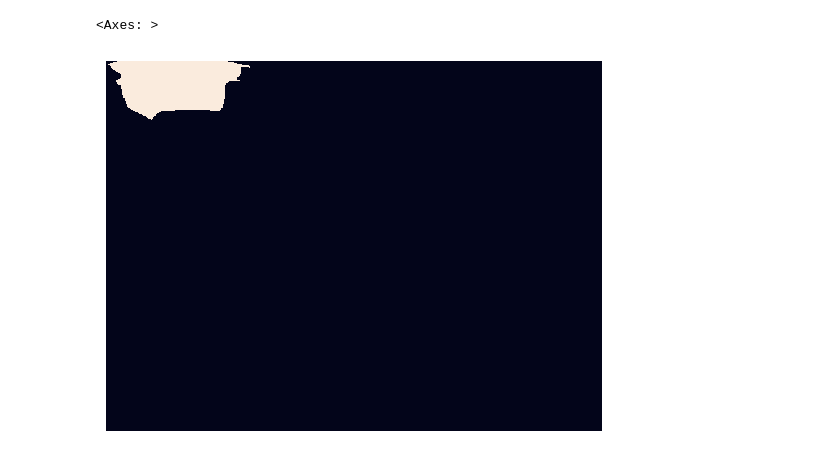
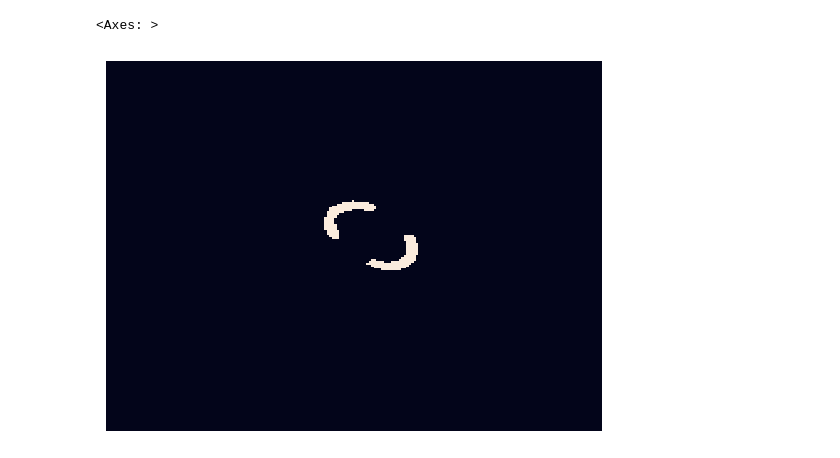
Before and after one commit to yashpatel5400/csi, a Jupyter notebook: sbi/csi.ipynb, the cells around one changed output. Drawn from its saved outputs; the diff is of its cells as text; code cells hidden in the pictures.

```diff
--- a/sbi/csi.ipynb
+++ b/sbi/csi.ipynb
@@ -32,40 +56,32 @@ def get_thetas_grid(min_theta, max_theta):
 # %%
-task_name = "gaussian_mixture"
-
-task = sbibm.get_task(task_name)
-prior = task.get_prior_dist()
-simulator = task.get_simulator()
-
 sims = 10_000 # same number for both test and calibration
 calibration_theta = prior.sample((sims,))
 calibration_x = simulator(calibration_theta)
-calibration_theta = calibration_theta[...,:2]
-
-thetas = get_thetas_grid(-10, 10)
-test_sim = 1
-test_theta = prior.sample((test_sim,))
-test_x = simulator(test_theta)
-test_theta = test_theta[...,:2]
-test_x_tiled = np.tile(test_x, (thetas.shape[0], 1)).astype(np.float32)
-
-device = "cpu"
-cached_fn = os.path.join("trained", f"{task_name}.nf")
-with open(cached_fn, "rb") as f:
-    encoder = pickle.load(f)
-encoder.to(device)
 
 cal_scores = 1 / encoder.log_prob(calibration_theta.to(device), calibration_x.to(device)).detach().cpu().exp().numpy()
 desired_coverages = [0.75, 0.85, 0.95]
 desired_coverage = desired_coverages[-1]
-
-probs = encoder.log_prob(thetas, test_x_tiled).detach().cpu().exp().numpy()
-probs_map = probs.reshape((400, 400))
-
 conformal_quantile = np.quantile(cal_scores, q = desired_coverage)
-sns.heatmap((1 / probs_map) < conformal_quantile, cbar=False, xticklabels=False, yticklabels=False)
-# %% [output]
-<Axes: >
-[figure, removed]
+# %%
+mins = prior.support.base_constraint.lower_bound.cpu().numpy()
+maxs = prior.support.base_constraint.upper_bound.cpu().numpy()
+
+d = len(mins) # dimensionality of theta
+K = 200 # discretization per dimension
+ranges = [np.arange(mins[i], maxs[i], (maxs[i] - mins[i]) / K) for i in range(d)]
+thetas = np.array(np.meshgrid(*ranges)).T.reshape(-1, d).astype(np.float32)
+
+test_sim = 1
+test_theta = prior.sample((test_sim,))
+test_x = simulator(test_theta)
+test_x_tiled = np.tile(test_x, (thetas.shape[0], 1)).astype(np.float32)
+
+probs = encoder.log_prob(thetas, test_x_tiled).detach().cpu().exp().numpy()
+probs_map = probs.reshape((K, K))
+sns.heatmap((1 / probs_map) < conformal_quantile, cbar=False, xticklabels=False, yticklabels=False)
+# %% [output]
+<Axes: >
+[figure, added]
 # %%
 from scipy.ndimage.measurements import label
 from sklearn.cluster import KMeans
```
Also changed, not shown: parts of 5 cells of this notebook.
